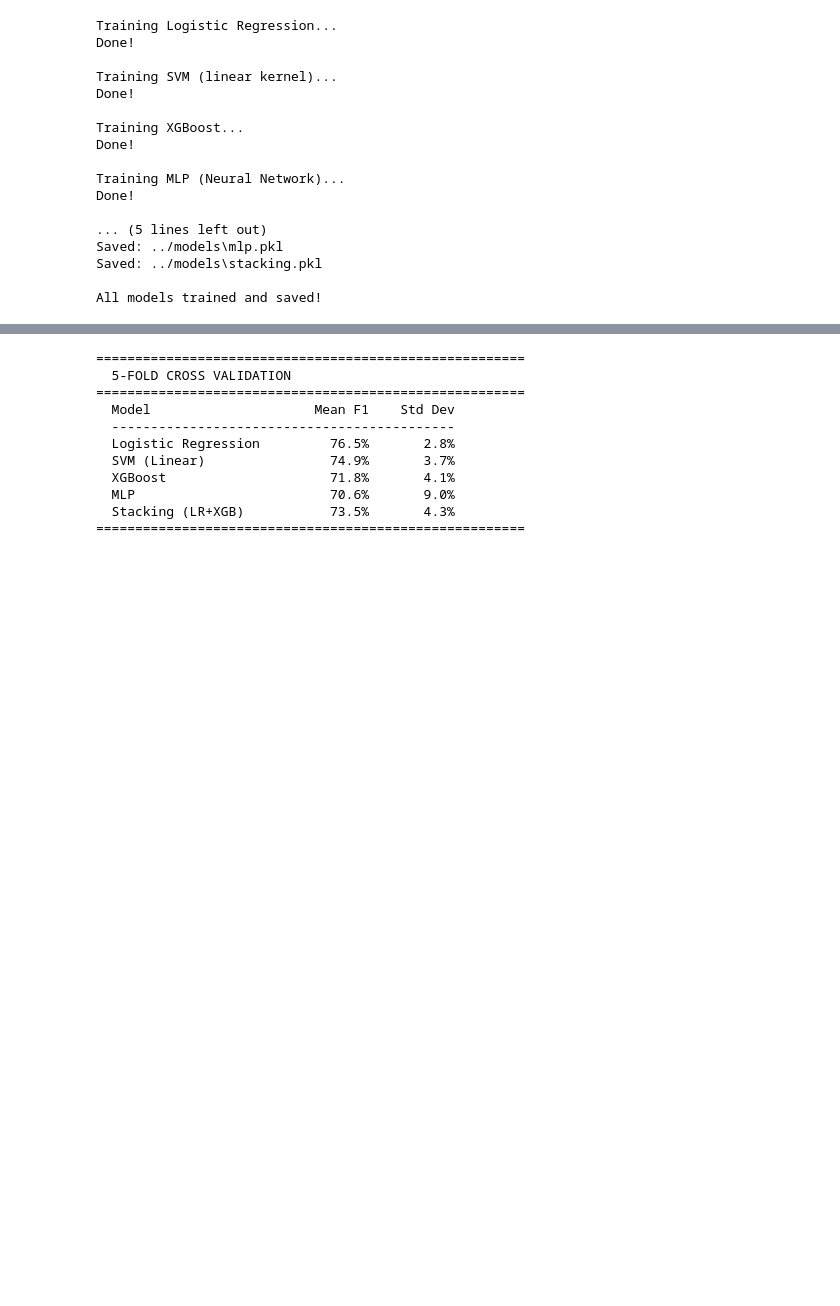
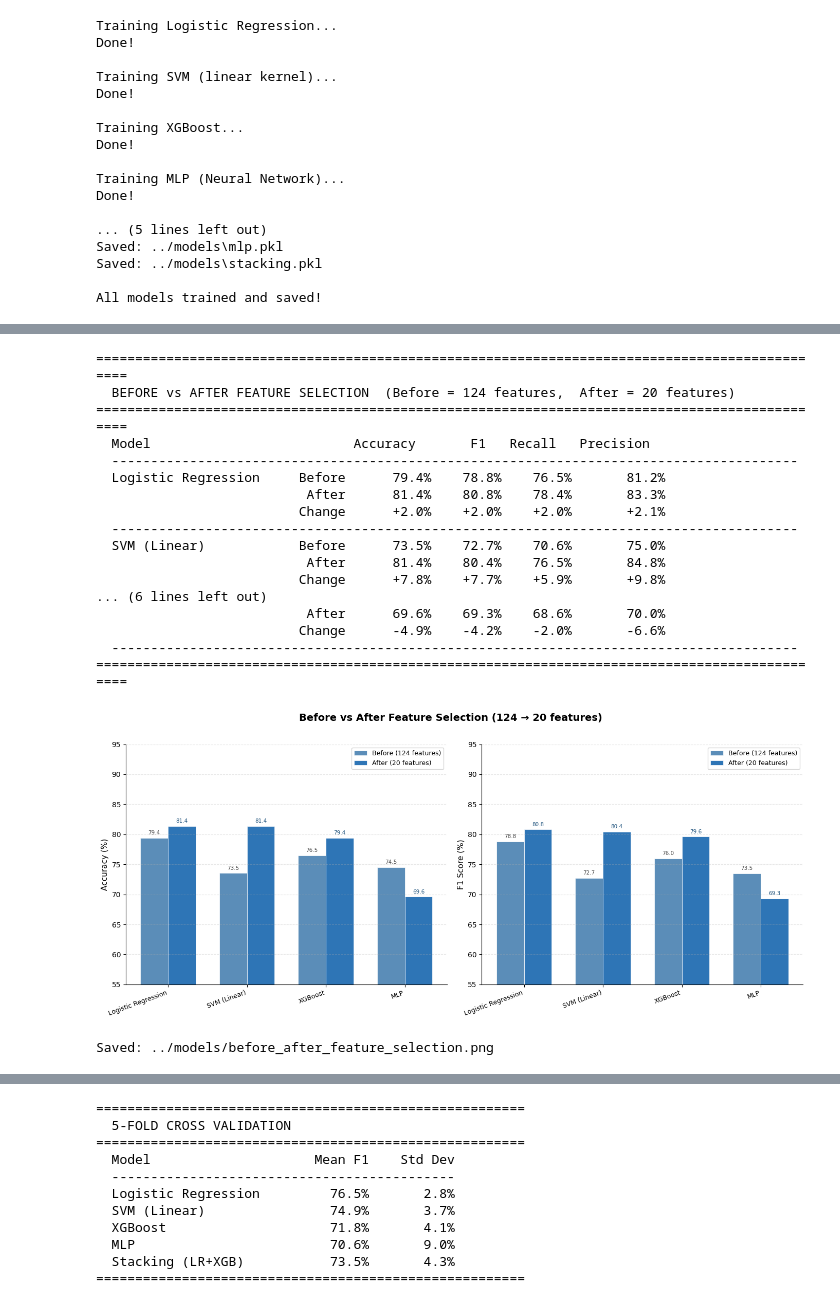
Before and after one commit to NeerajSh-16/adhd_project, a Jupyter notebook: notebooks/02_model_training.ipynb, the cells around one changed output, grey strips where cells are left out. Cells and saved outputs as stored; diff of their text form; code cells hidden in the pictures; blank space fills up the shorter version.

```diff
--- a/notebooks/02_model_training .ipynb
+++ b/notebooks/02_model_training.ipynb
@@ -238,0 +228,45 @@ ADHD Positive       0.86      0.75      0.80        51
+# %%
+from evaluate import compare_before_after_selection
+from sklearn.linear_model import LogisticRegression
+from sklearn.svm import SVC
+from sklearn.ensemble import GradientBoostingClassifier
+from sklearn.neural_network import MLPClassifier
+
+# Pass UNFITTED model copies — the function trains them internally
+unfitted_models = {
+    'Logistic Regression' : LogisticRegression(max_iter=1000, random_state=42),
+    'SVM (Linear)'        : SVC(kernel='linear', probability=True, random_state=42),
+    'XGBoost'             : GradientBoostingClassifier(
+                                learning_rate=0.05, n_estimators=200,
+                                max_depth=4, random_state=42),
+    'MLP'                 : MLPClassifier(
+                                hidden_layer_sizes=(128,64,32), alpha=0.001,
+                                max_iter=500, random_state=42, early_stopping=True),
+}
+
+ba_results = compare_before_after_selection(
+    unfitted_models,
+    X_train_full, X_test_full,   # full 124 features
+    X_train_sel,  X_test_sel,    # selected 20 features
+    y_train, y_test
+)
+# %% [output]
+===============================================================================================
+  BEFORE vs AFTER FEATURE SELECTION  (Before = 124 features,  After = 20 features)
+===============================================================================================
+  Model                          Accuracy       F1   Recall   Precision
+  ----------------------------------------------------------------------------------------
+  Logistic Regression     Before      79.4%    78.8%    76.5%       81.2%
+                           After      81.4%    80.8%    78.4%       83.3%
+                          Change      +2.0%    +2.0%    +2.0%       +2.1%
+  ----------------------------------------------------------------------------------------
+  SVM (Linear)            Before      73.5%    72.7%    70.6%       75.0%
+                           After      81.4%    80.4%    76.5%       84.8%
+                          Change      +7.8%    +7.7%    +5.9%       +9.8%
+... (6 lines left out)
+                           After      69.6%    69.3%    68.6%       70.0%
+                          Change      -4.9%    -4.2%    -2.0%       -6.6%
+  ----------------------------------------------------------------------------------------
+===============================================================================================
+[figure, added]
+Saved: ../models/before_after_feature_selection.png
```
Also changed, not shown: parts of 17 cells of this notebook, 4 other files.
